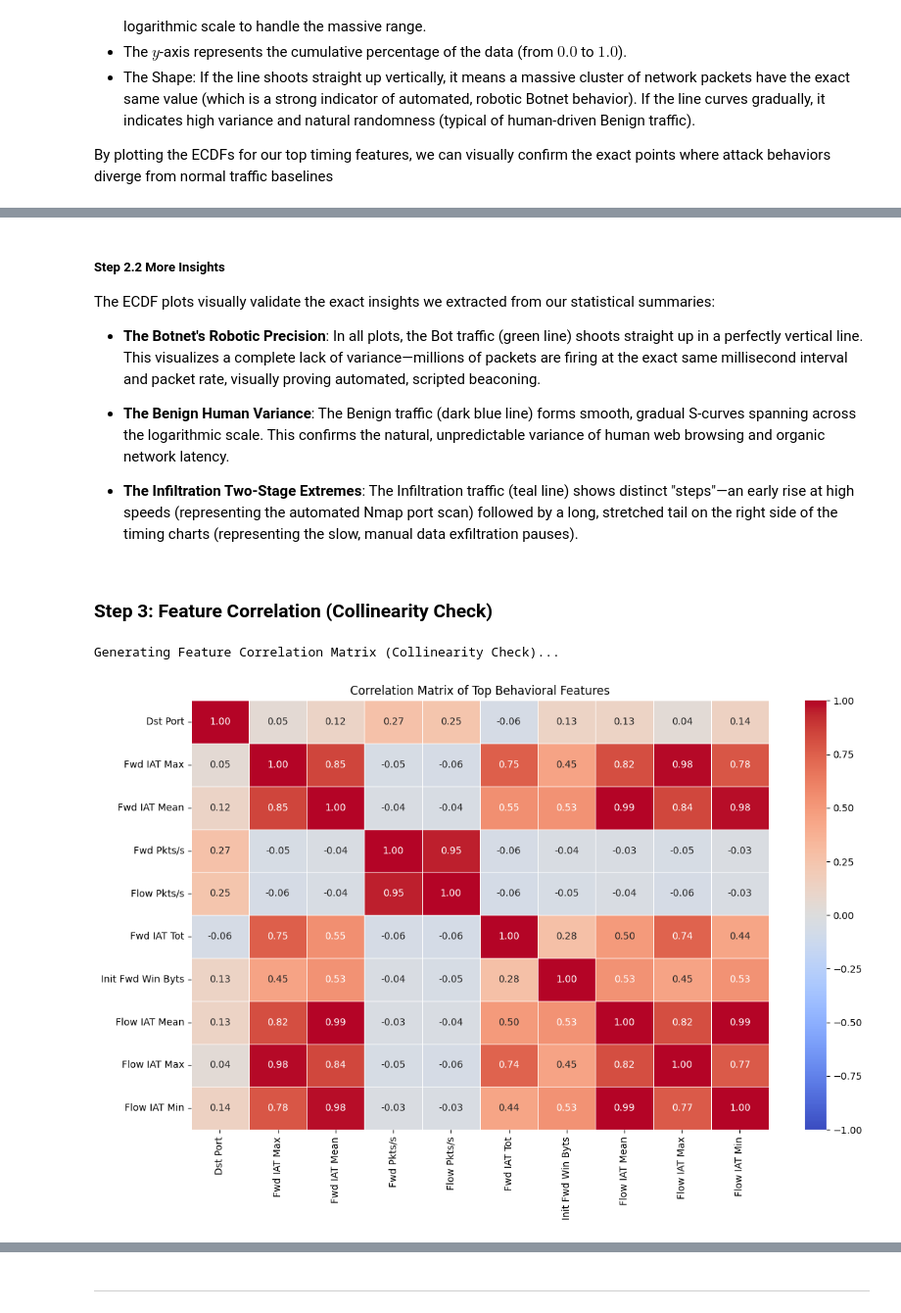
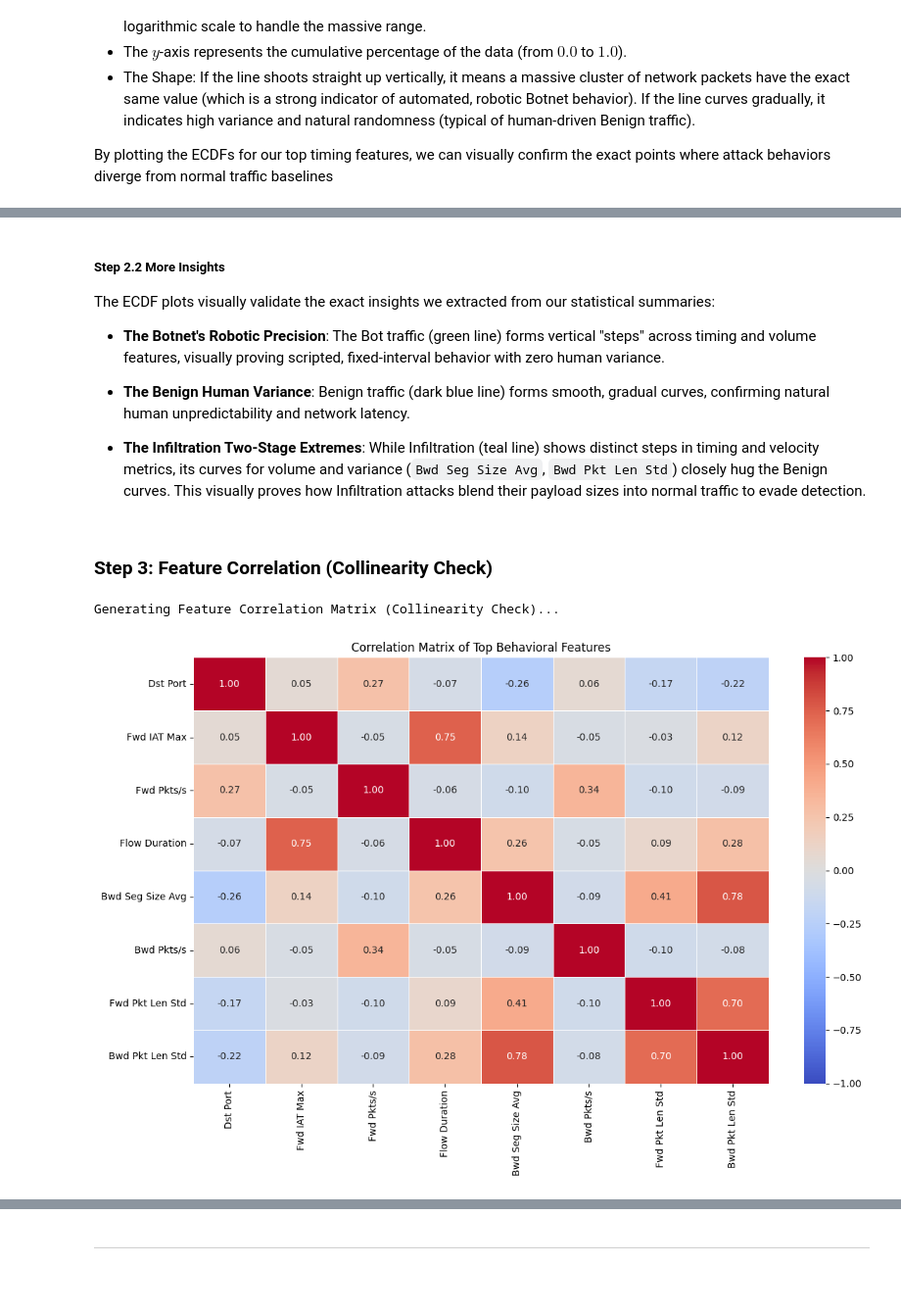
Before and after one commit to JohnnySolo/Data-Analysis-Project---Hybrid-Cyber-Threat-Detection, a Jupyter notebook: 02_EDA_and_Inference.ipynb, the cells around one changed output, grey strips where cells are left out. Shown at 98% size. Saved outputs shown, nothing was run; the diff lists cells and outputs as text; code cells hidden in the pictures; blank space fills up the shorter version.

```diff
--- a/02_EDA_and_Inference.ipynb
+++ b/02_EDA_and_Inference.ipynb
@@ -377,35 +406,32 @@ Generating ECDFs for Top Behavioral Features...
 
 The ECDF plots visually validate the exact insights we extracted from our statistical summaries:
 
-* **The Botnet's Robotic Precision**: In all plots, the Bot traffic (green line) shoots straight up in a perfectly vertical line. This visualizes a complete lack of variance—millions of packets are firing at the exact same millisecond interval and packet rate, visually proving automated, scripted beaconing.
+* **The Botnet's Robotic Precision**: The Bot traffic (green line) forms vertical "steps" across timing and volume features, visually proving scripted, fixed-interval behavior with zero human variance.
 
-* **The Benign Human Variance**: The Benign traffic (dark blue line) forms smooth, gradual S-curves spanning across the logarithmic scale. This confirms the natural, unpredictable variance of human web browsing and organic network latency.
+* **The Benign Human Variance**: Benign traffic (dark blue line) forms smooth, gradual curves, confirming natural human unpredictability and network latency.
 
-* **The Infiltration Two-Stage Extremes**: The Infiltration traffic (teal line) shows distinct "steps"—an early rise at high speeds (representing the automated Nmap port scan) followed by a long, stretched tail on the right side of the timing charts (representing the slow, manual data exfiltration pauses).
+* **The Infiltration Two-Stage Extremes**: While Infiltration (teal line) shows distinct steps in timing and velocity metrics, its curves for volume and variance (`Bwd Seg Size Avg`, `Bwd Pkt Len Std`) closely hug the Benign curves. This visually proves how Infiltration attacks blend their payload sizes into normal traffic to evade detection.
 # %% [markdown]
 ### Step 3: Feature Correlation (Collinearity Check)
 # %%
 print("Generating Feature Correlation Matrix (Collinearity Check)...")
 
 # The top numerical features we want to check for redundancy
-top_numeric_features = [
-    "Dst Port", "Fwd IAT Max", "Fwd IAT Mean", "Fwd Pkts/s",
-    "Flow Pkts/s", "Fwd IAT Tot", "Init Fwd Win Byts",
-    "Flow IAT Mean", "Flow IAT Max", "Flow IAT Min"
-]
+top_numeric_features = ["Dst Port", "Fwd IAT Max", "Fwd Pkts/s", "Flow Duration",
+                        "Bwd Seg Size Avg", "Bwd Pkts/s", "Fwd Pkt Len Std", "Bwd Pkt Len Std"]
 
 # Extract a sample containing only these features
 df_corr_sample = df_clean.select(top_numeric_features).sample(fraction=0.1, seed=42).toPandas()
 
 # Calculate the Pearson correlation matrix
 corr_matrix = df_corr_sample.corr()
 
 # Plot the heatmap
 plt.figure(figsize=(12, 8))
 sns.heatmap(corr_matrix, annot=True, cmap="coolwarm", fmt=".2f", linewidths=0.5, vmin=-1, vmax=1)
 plt.title("Correlation Matrix of Top Behavioral Features")
 plt.tight_layout()
 plt.show()
 # %% [output]
 Generating Feature Correlation Matrix (Collinearity Check)...
-[figure, old version]
+[figure, new version]
```
Also changed, not shown: parts of 16 cells of this notebook.
